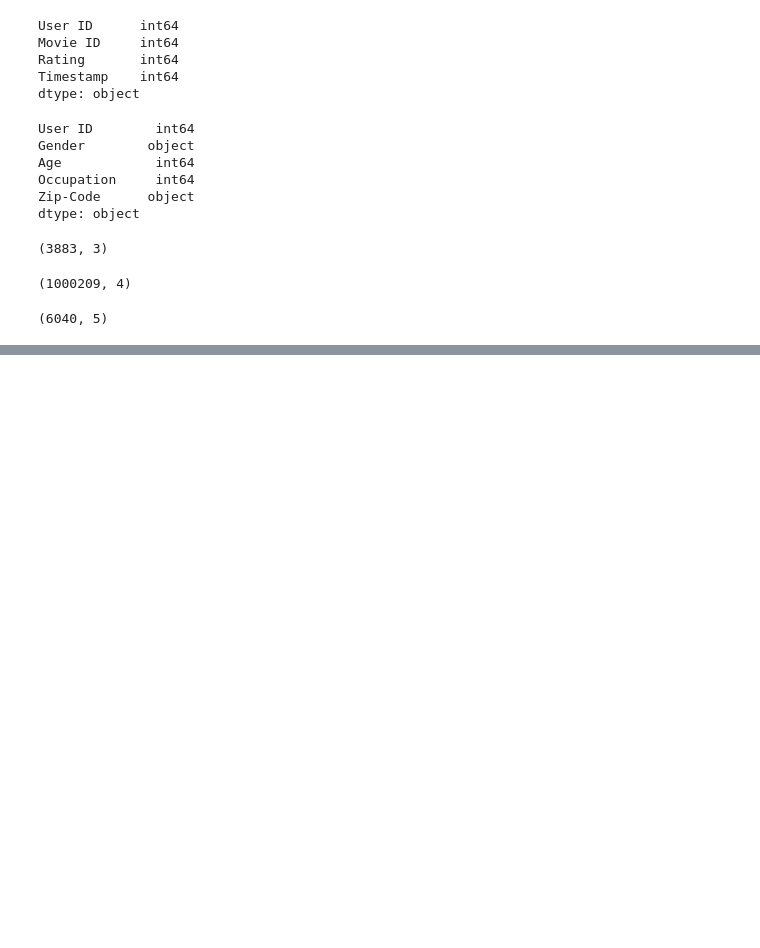
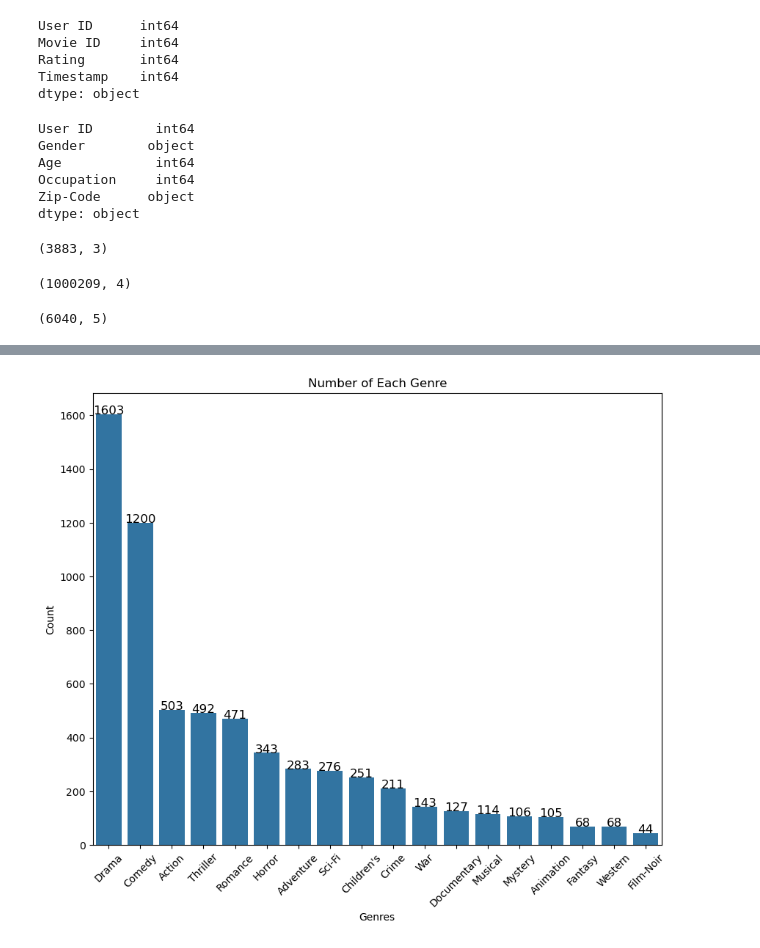
Before and after one commit to omerzzeybek9/Rec-Systems-MovieLens-1M, a Jupyter notebook: ml-1m/movielens.ipynb, the cells around one changed output, grey strips where cells are left out. Saved outputs shown, nothing was run; the diff lists cells and outputs as text; code cells hidden in the pictures; blank space fills up the shorter version.

```diff
--- a/ml-1m/movielens.ipynb
+++ b/ml-1m/movielens.ipynb
@@ -90,0 +242,7 @@ users.shape
+# %%
+#Number of genres
+movies["Genres"] = movies["Genres"].str.split("|")
+
+movies_exploded = movies.explode("Genres")
+
+genre_counts = movies_exploded["Genres"].value_counts()
@@ -90,0 +272,16 @@ users.shape
+# %%
+#Visualization
+plt.figure(figsize=(10, 8))
+sns.barplot(x=genre_counts.index, y=genre_counts.values)
+plt.title("Number of Each Genre")
+plt.ylabel("Count")
+plt.xlabel("Genres")
+plt.xticks(rotation =45)
+
+#Shows the numbers
+for i, v in enumerate(genre_counts.values):
+    plt.text(i, v + 0.5, str(v), ha='center', fontsize=12)
+
+plt.show()
+# %% [output]
+[figure, added]
```
Also changed, not shown: parts of 16 cells of this notebook.
